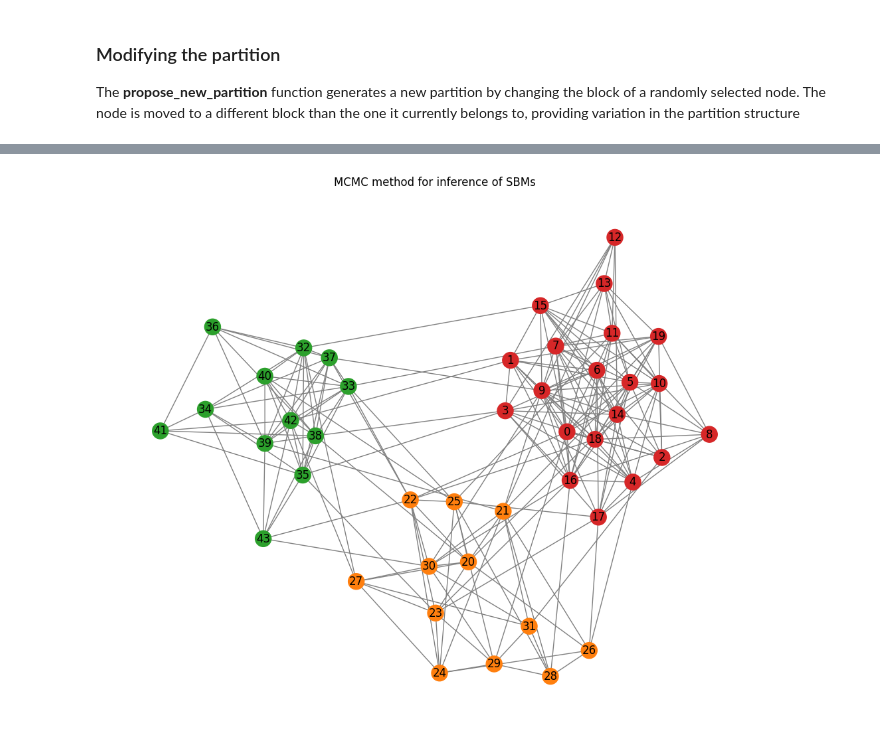
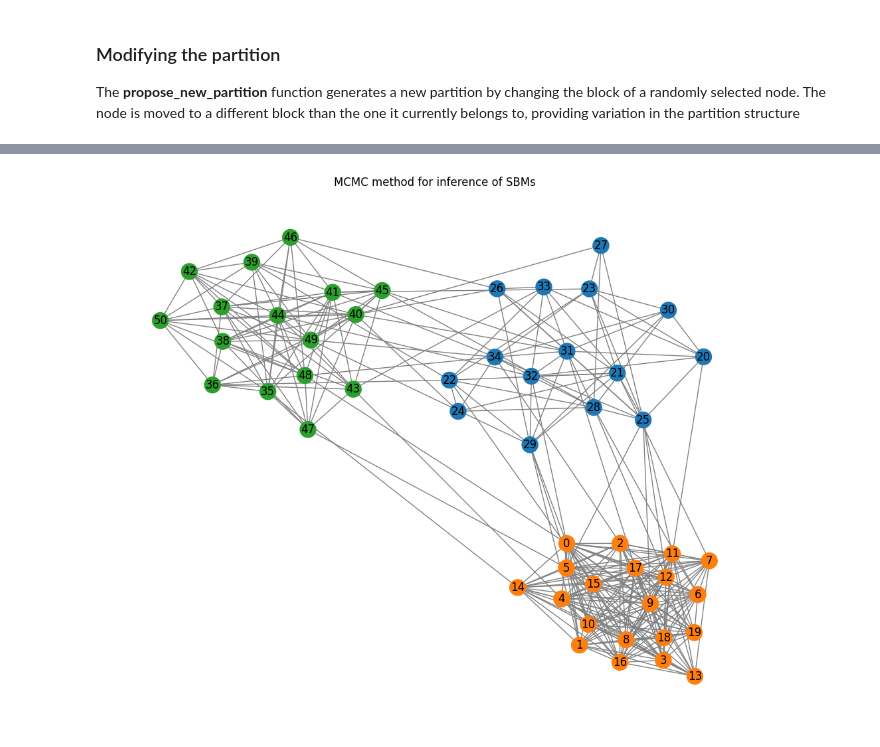
Before and after one commit to timothewt/AdvancedGraphClustering, a Jupyter notebook: notebooks/monte_carlo_markov_chain.ipynb, the cells around one changed output, grey strips where cells are left out. Drawn from its saved outputs; the diff is of its cells as text; code cells hidden in the pictures.

Commit message:
Metropolis Algorithm

```diff
--- a/notebooks/monte_carlo_markov_chain.ipynb
+++ b/notebooks/monte_carlo_markov_chain.ipynb
@@ -82,9 +56,41 @@ for i in range(n_iterations):
+# %%
+def metropolis_algorithm(adj_matrix, num_communities, num_iterations=10000, cooling_rate=0.995):
+    num_nodes = adj_matrix.shape[0]
+    current_partition = np.random.choice(num_communities, num_nodes, replace=True)
+    current_likelihood = calculate_likelihood(adj_matrix, current_partition, num_communities)
+
+    for iteration in range(num_iterations):
+        new_partition = propose_new_partition(current_partition, num_communities, num_nodes)
+
+        new_likelihood = calculate_likelihood(adj_matrix, new_partition, num_communities)
+        delta_likelihood = new_likelihood - current_likelihood
+
+        # Acceptance probability
+        if np.random.rand() < np.exp(delta_likelihood):
+            current_partition = new_partition
+            current_likelihood = new_likelihood
+
+    return current_partition
 # %%
-color_map = [f"C{p}" for p in current_partition]
-pos = nx.spring_layout(G)
-plt.figure(figsize=(10, 8))
-nx.draw(G, pos, node_color=color_map, with_labels=True, edge_color='gray')
-plt.title("MCMC method for inference of SBMs")
-plt.show()
+def draw(current_partition, G):
+    color_map = [f"C{p}" for p in current_partition]
+    pos = nx.spring_layout(G)
+    plt.figure(figsize=(10, 8))
+    nx.draw(G, pos, node_color=color_map, with_labels=True, edge_color='gray')
+    plt.title("MCMC method for inference of SBMs")
+    plt.show()
-# %% [output]
-[figure, removed]
+# %%
+sizes = [20, 15, 16]
+probs = [
+    [0.8, 0.05, 0.02],
+    [0.05, 0.5, 0.07],
+    [0.02, 0.07, 0.6]
+]
+
+G = nx.stochastic_block_model(sizes, probs)
+A = nx.adjacency_matrix(G).toarray()
+
+final_partition = metropolis_algorithm(A, 3)
+draw(final_partition, G)
+# %% [output]
+[figure, added]
```
Also changed, not shown: parts of 13 cells of this notebook.
